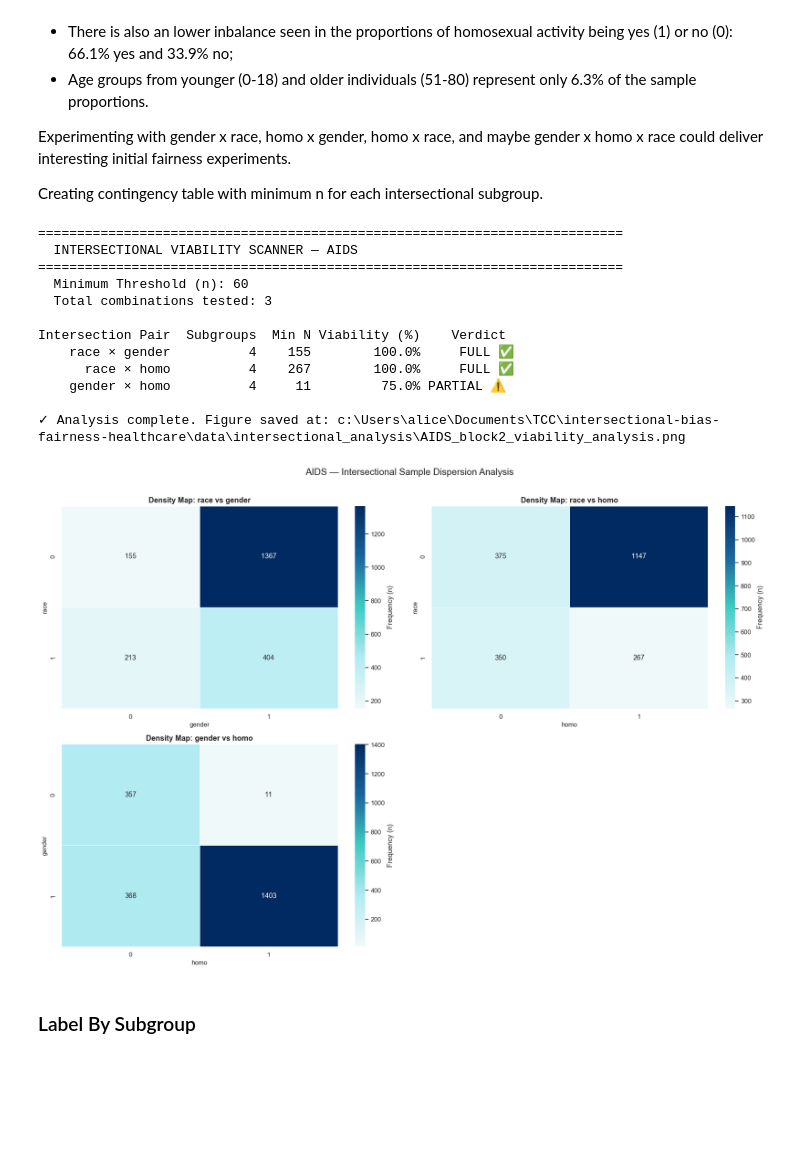
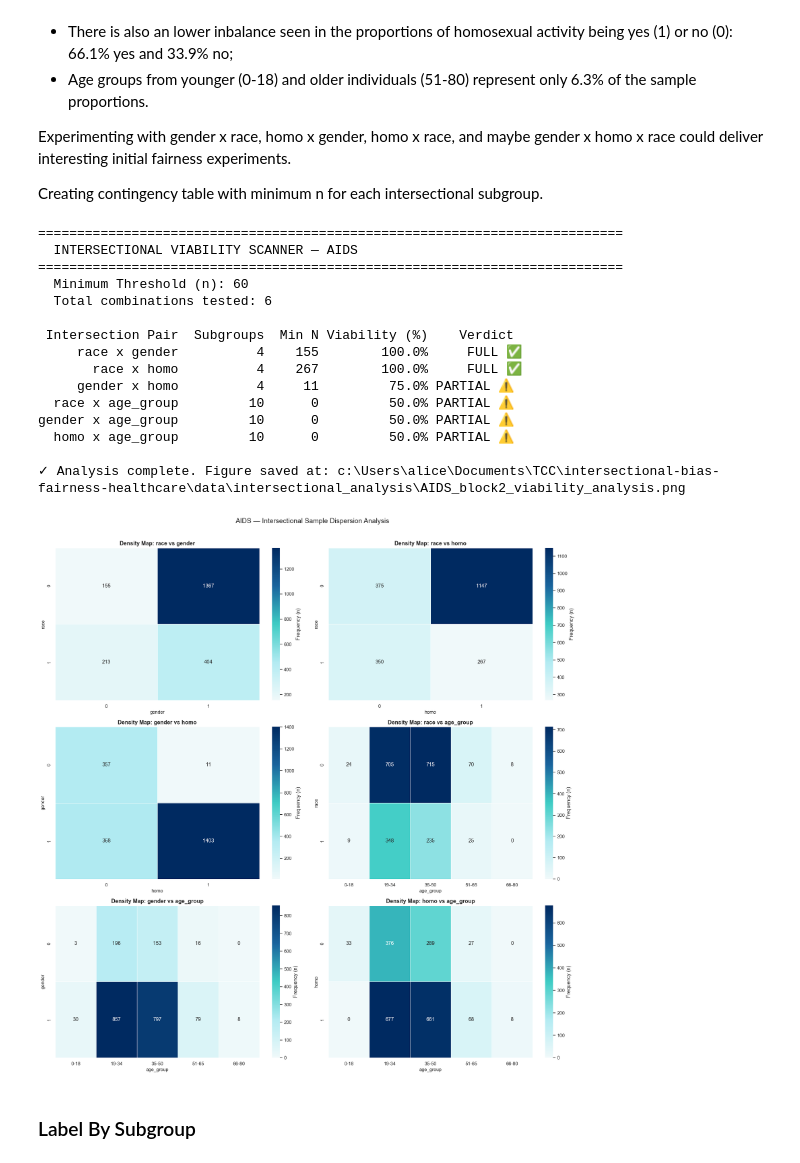
Before and after one commit to asvarella/intersectional-bias-fairness-healthcare, a Jupyter notebook: notebooks/aids_intersectional_analysis.ipynb, the cells around one changed output. Cells and saved outputs as stored; diff of their text form; code cells hidden in the pictures; blank space fills up the shorter version.

```diff
--- a/notebooks/aids_intersectional_analysis.ipynb
+++ b/notebooks/aids_intersectional_analysis.ipynb
@@ -240,15 +240,19 @@ import os
 # Identity intersections (sensitive x sensitive)
 sens_pairs = list(itertools.combinations(SENSITIVE_ATTRS, 2))
 
+context_pairs = list(itertools.product(SENSITIVE_ATTRS, SECONDARY_ATTRS))
+
+all_test_pairs = sens_pairs + context_pairs
+
 print(f"{'='*75}")
 print(f"  INTERSECTIONAL VIABILITY SCANNER — AIDS")
 print(f"{'='*75}")
 print(f"  Minimum Threshold (n): {MIN_SUBGROUP_COUNT}")
-print(f"  Total combinations tested: {len(sens_pairs)}\n")
+print(f"  Total combinations tested: {len(all_test_pairs)}\n")
 
 viability_records = []
 
-for attr_a, attr_b in sens_pairs:
+for attr_a, attr_b in all_test_pairs:
     # Cross-tabulation
     ct = pd.crosstab(df_pp[attr_a], df_pp[attr_b])
 
@@ -268,7 +272,7 @@ for attr_a, attr_b in sens_pairs:
         verdict = "CRITICAL ❌"
 
     viability_records.append({
-        "Intersection Pair": f"{attr_a} × {attr_b}",
+        "Intersection Pair": f"{attr_a} x {attr_b}",
         "Subgroups": total_subgroups,
         "Min N": min_n_found,
         "Viability (%)": f"{viability_pct:.1f}%",
@@ -280,7 +284,7 @@ summary_df = pd.DataFrame(viability_records)
 print(summary_df.to_string(index=False))
 
 # Visualization
-plot_pairs = sens_pairs
+plot_pairs = all_test_pairs
 n_plot = len(plot_pairs)
 n_cols = 2
 n_rows = math.ceil(n_plot / n_cols)
@@ -295,39 +299,42 @@ for i, (attr_a, attr_b) in enumerate(plot_pairs):
     # Heatmap using Lab Palette and Wilson-ready annotations
     sab.heatmap(ct, annot=True, fmt="d", cmap=LAB_CMAP, ax=axes[i],
                 linewidths=0.5, cbar_kws={"label": "Frequency (n)"})
 
     axes[i].set_title(f"Density Map: {attr_a} vs {attr_b}", fontsize=13, fontweight='bold')
     axes[i].set_xlabel(attr_b, fontsize=11)
     axes[i].set_ylabel(attr_a, fontsize=11)
 
 # Clean empty axes
 for j in range(i + 1, len(axes)):
     fig.delaxes(axes[j])
 
 plt.suptitle(f"{DATASET_NAME} — Intersectional Sample Dispersion Analysis", fontsize=16, y=1.01)
 plt.tight_layout()
 
 # ── 4. Automatic Figure Saving ─────────────────────────────────────────────
 file_name = f"{DATASET_NAME.replace(' ','_')}_block2_viability_analysis.png"
 save_path = DATA_PATH / f"intersectional_analysis/{file_name}"
 plt.savefig(save_path, bbox_inches="tight", dpi=300)
 
 print(f"\n✓ Analysis complete. Figure saved at: {save_path}")
 plt.show()
 # %% [output]
 ===========================================================================
   INTERSECTIONAL VIABILITY SCANNER — AIDS
 ===========================================================================
   Minimum Threshold (n): 60
-  Total combinations tested: 3
+  Total combinations tested: 6
 
-Intersection Pair  Subgroups  Min N Viability (%)    Verdict
-    race × gender          4    155        100.0%     FULL ✅
-      race × homo          4    267        100.0%     FULL ✅
-    gender × homo          4     11         75.0% PARTIAL ⚠️
+ Intersection Pair  Subgroups  Min N Viability (%)    Verdict
+     race x gender          4    155        100.0%     FULL ✅
+       race x homo          4    267        100.0%     FULL ✅
+     gender x homo          4     11         75.0% PARTIAL ⚠️
+  race x age_group         10      0         50.0% PARTIAL ⚠️
+gender x age_group         10      0         50.0% PARTIAL ⚠️
+  homo x age_group         10      0         50.0% PARTIAL ⚠️
 
 ✓ Analysis complete. Figure saved at: c:\Users\alice\Documents\TCC\intersectional-bias-fairness-healthcare\data\intersectional_analysis\AIDS_block2_viability_analysis.png
-[figure, old version]
+[figure, new version]
 # %% [markdown]
 ### Label By Subgroup
 # %%
```
Also changed, not shown: parts of 4 cells of this notebook, 5 other files.
